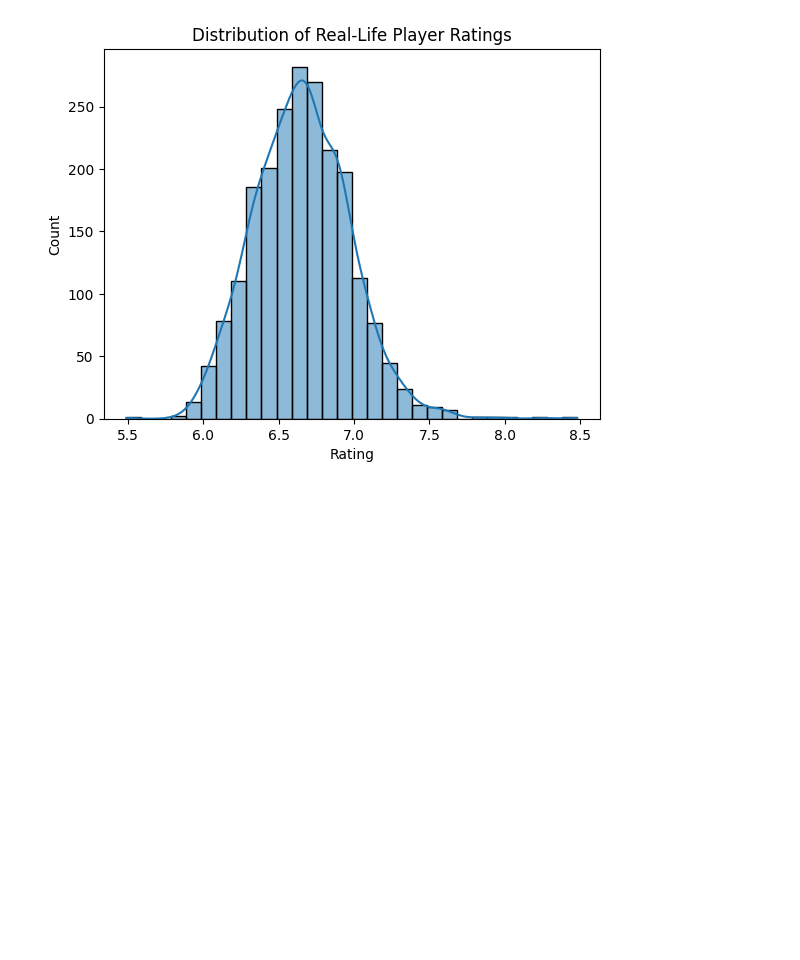
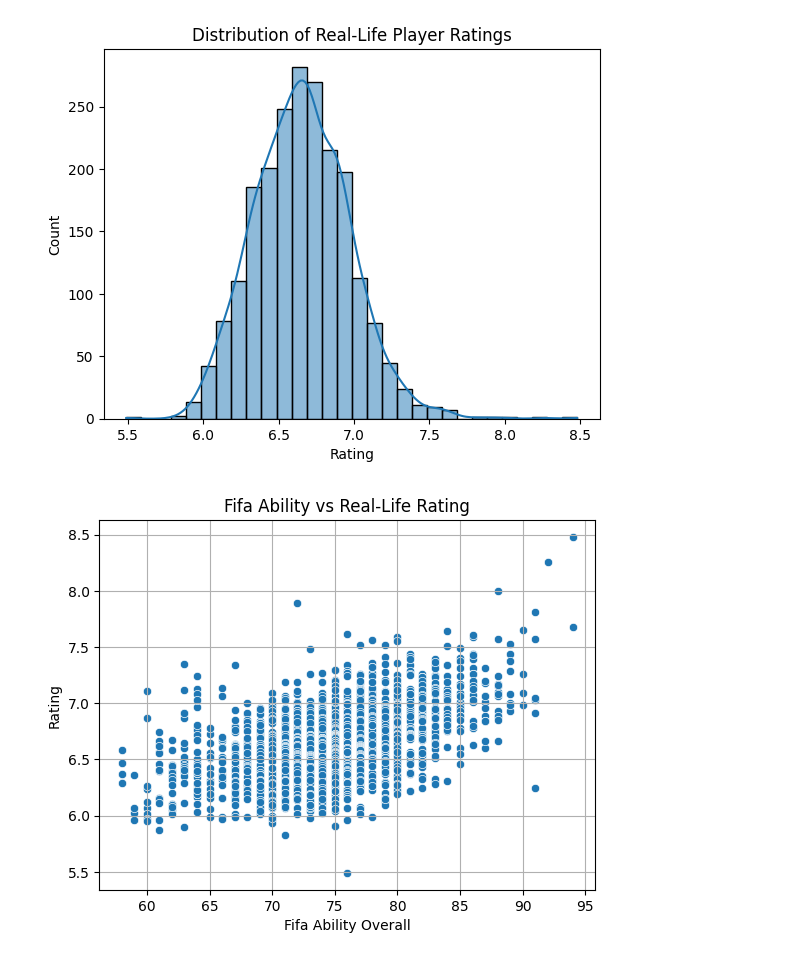
Before and after one commit to RMehdid/EA-Twin, a Jupyter notebook: notebooks/visualization.ipynb, the cells around one changed output. Cells and saved outputs as stored; diff of their text form; code cells hidden in the pictures; blank space fills up the shorter version.

```diff
--- a/notebooks/visualization.ipynb
+++ b/notebooks/visualization.ipynb
@@ -68,3 +68,12 @@ plt.ylabel("Count")
 plt.show()
 # %% [output]
 [figure]
+# %%
+sns.scatterplot(data=df_featured, x='Fifa Ability Overall', y='Rating')
+plt.title("Fifa Ability vs Real-Life Rating")
+plt.xlabel("Fifa Ability Overall")
+plt.ylabel("Rating")
+plt.grid(True)
+plt.show()
+# %% [output]
+[figure, added]
```
Also changed, not shown: parts of 2 cells of this notebook, 6 other files.
